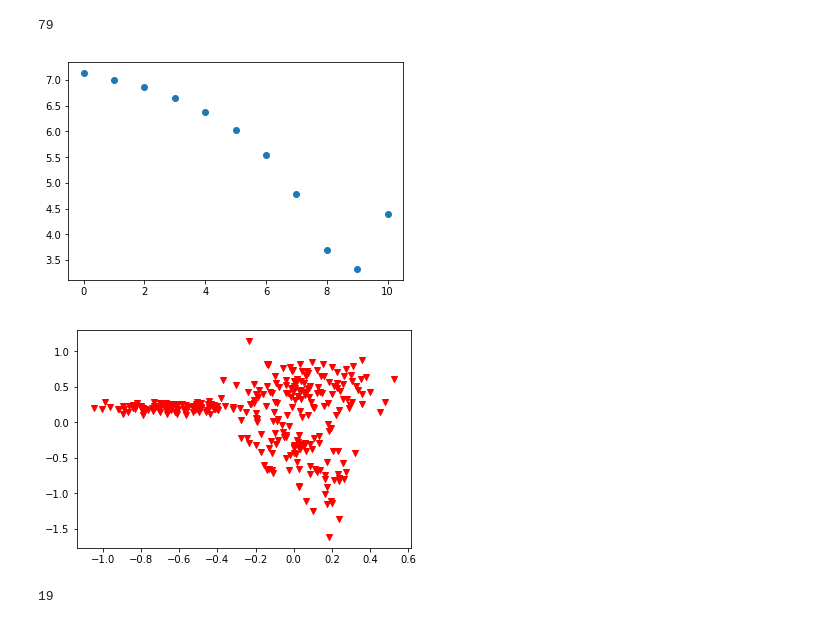
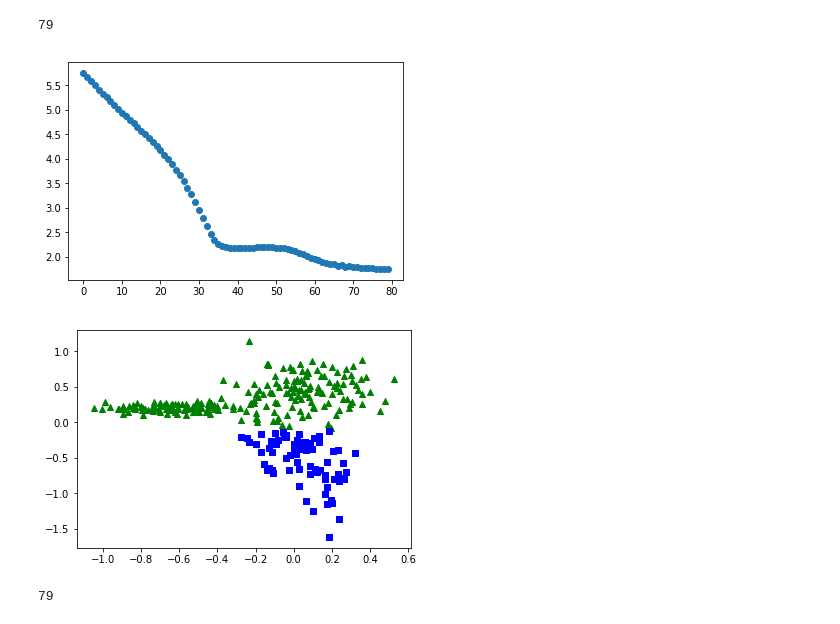
Before and after one commit to OlafSk/MGU2019, a Jupyter notebook: tests_ThreeGauss.ipynb, the cells around one changed output. Saved outputs shown, nothing was run; the diff lists cells and outputs as text; code cells hidden in the pictures.

```diff
--- a/tests_ThreeGauss.ipynb
+++ b/tests_ThreeGauss.ipynb
@@ -21,6 +21,11 @@ def one_hot_encode(Y, k): # k - liczba klas
     Y2 = np.zeros((Y.shape[0], k))
     Y2[np.arange(Y.shape[0]), Y.reshape(-1, )-1] = 1
     return Y2
+
+def plot_results(network, losses, set_):
+    plt.scatter(x=np.arange(len(losses)), y=losses)
+    plt.show()
+    plot_scatter(set_, network.forward_pass(set_).argmax(axis=1))
 
 # class NeuralNetwork2(NeuralNetwork):
 #     def __init__(self, loss, momentum):
@@ -93,25 +98,21 @@ train_loss1, test_loss1, _ = nn.train(
     train_set, one_hot_encode(train_labels, 3),
     test_set, one_hot_encode(test_labels, 3),
     epochs=80,
-    learning_rate=1e-3
+    learning_rate=1e-4
 )
 # %% [output]
 79
-# %%
-tl = train_loss1
-
-plt.scatter(x=np.arange(len(tl)), y=tl)
-plt.show()
-plot_scatter(test_set, nn.forward_pass(test_set).argmax(axis=1))
-# %% [output]
-[figure, removed]
-[figure, removed]
+# %%
+plot_results(nn, train_loss1, test_set)
+# %% [output]
+[figure, added]
+[figure, added]
 # %%
 train_loss2, test_loss2, _ = nn.train(
     train_set, one_hot_encode(train_labels, 3),
     test_set, one_hot_encode(test_labels, 3),
-    epochs=20,
+    epochs=80,
     learning_rate=1e-2
 )
 # %% [output]
-19
+79
```
Also changed, not shown: parts of 22 cells of this notebook.
